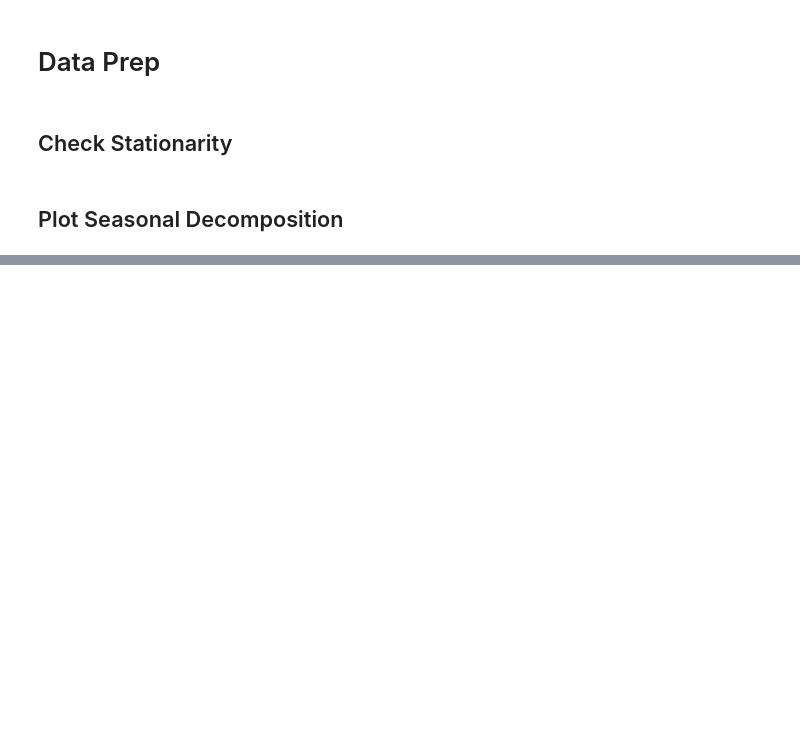
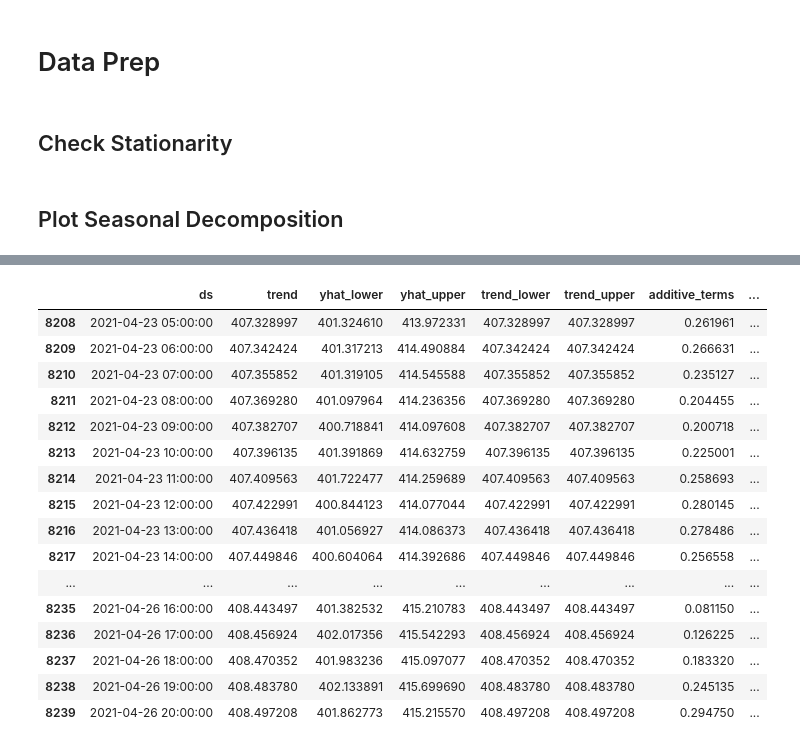
Before and after one commit to eggrollofchaos/i_spy_etf_price_predictions, a Jupyter notebook: code/spy_eda.ipynb, the cells around one changed output, grey strips where cells are left out. Cells and saved outputs as stored; diff of their text form; code cells hidden in the pictures; blank space fills up the shorter version.

```diff
--- a/code/spy_eda.ipynb
+++ b/code/spy_eda.ipynb
@@ -296,0 +381,20 @@ pya.auto_arima(df.dropna(), seasonal=True, m=2190).summary()
+# %%
+forecast[-32:]
+# %% [output]
+|  | ds | trend | yhat_lower | yhat_upper | trend_lower | trend_upper | additive_terms | ... |
+| 8208 | 2021-04-23 05:00:00 | 407.328997 | 401.324610 | 413.972331 | 407.328997 | 407.328997 | 0.261961 | ... |
+| 8209 | 2021-04-23 06:00:00 | 407.342424 | 401.317213 | 414.490884 | 407.342424 | 407.342424 | 0.266631 | ... |
+| 8210 | 2021-04-23 07:00:00 | 407.355852 | 401.319105 | 414.545588 | 407.355852 | 407.355852 | 0.235127 | ... |
+| 8211 | 2021-04-23 08:00:00 | 407.369280 | 401.097964 | 414.236356 | 407.369280 | 407.369280 | 0.204455 | ... |
+| 8212 | 2021-04-23 09:00:00 | 407.382707 | 400.718841 | 414.097608 | 407.382707 | 407.382707 | 0.200718 | ... |
+| 8213 | 2021-04-23 10:00:00 | 407.396135 | 401.391869 | 414.632759 | 407.396135 | 407.396135 | 0.225001 | ... |
+| 8214 | 2021-04-23 11:00:00 | 407.409563 | 401.722477 | 414.259689 | 407.409563 | 407.409563 | 0.258693 | ... |
+| 8215 | 2021-04-23 12:00:00 | 407.422991 | 400.844123 | 414.077044 | 407.422991 | 407.422991 | 0.280145 | ... |
+| 8216 | 2021-04-23 13:00:00 | 407.436418 | 401.056927 | 414.086373 | 407.436418 | 407.436418 | 0.278486 | ... |
+| 8217 | 2021-04-23 14:00:00 | 407.449846 | 400.604064 | 414.392686 | 407.449846 | 407.449846 | 0.256558 | ... |
+| ... | ... | ... | ... | ... | ... | ... | ... | ... |
+| 8235 | 2021-04-26 16:00:00 | 408.443497 | 401.382532 | 415.210783 | 408.443497 | 408.443497 | 0.081150 | ... |
+| 8236 | 2021-04-26 17:00:00 | 408.456924 | 402.017356 | 415.542293 | 408.456924 | 408.456924 | 0.126225 | ... |
+| 8237 | 2021-04-26 18:00:00 | 408.470352 | 401.983236 | 415.097077 | 408.470352 | 408.470352 | 0.183320 | ... |
+| 8238 | 2021-04-26 19:00:00 | 408.483780 | 402.133891 | 415.699690 | 408.483780 | 408.483780 | 0.245135 | ... |
+| 8239 | 2021-04-26 20:00:00 | 408.497208 | 401.862773 | 415.215570 | 408.497208 | 408.497208 | 0.294750 | ... |
```
Also changed, not shown: parts of 15 cells of this notebook.
